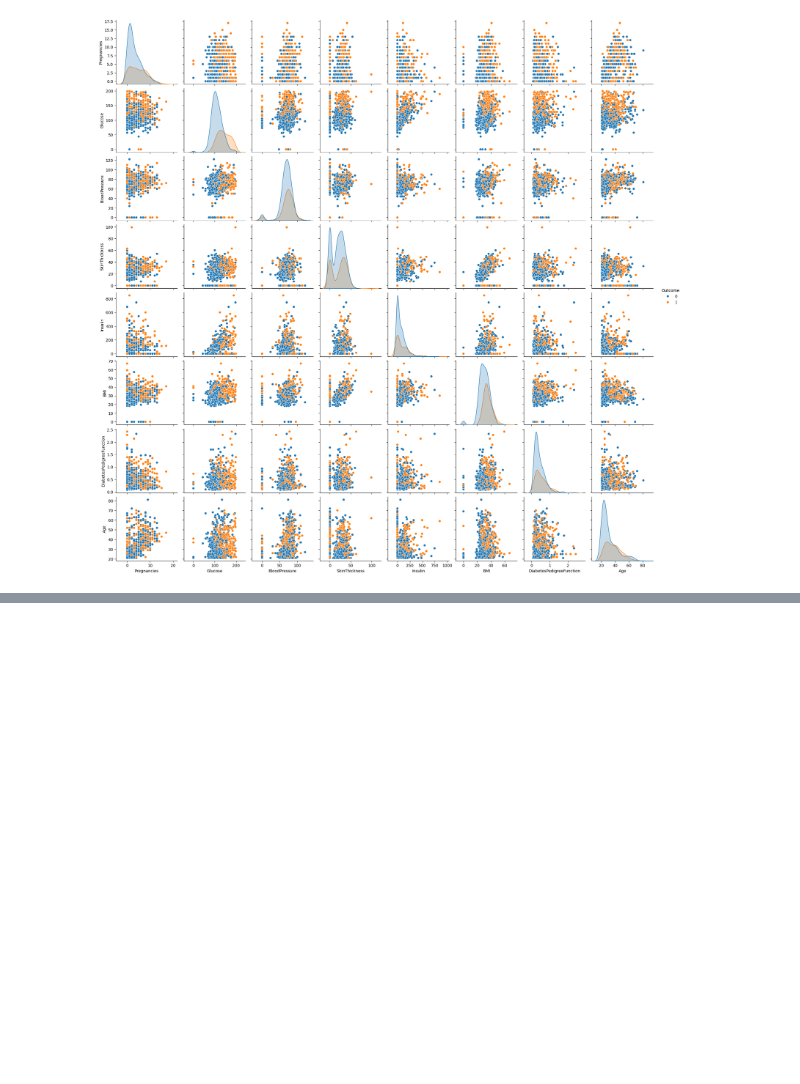
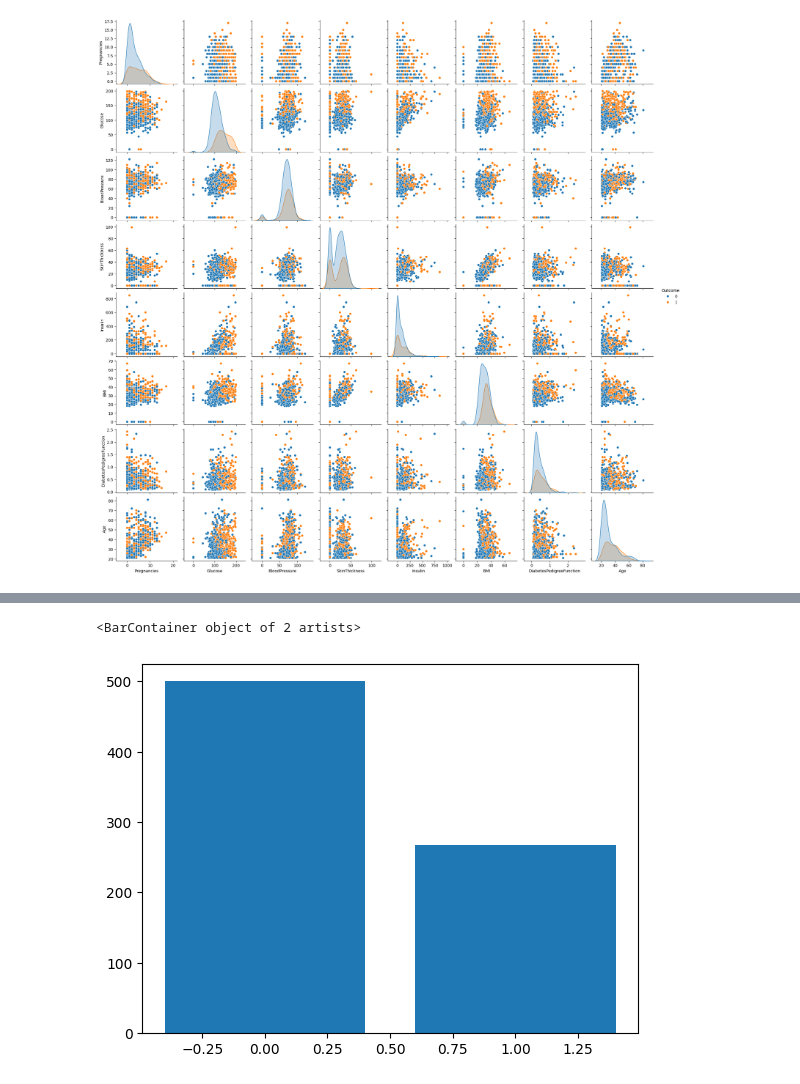
Before and after one commit to Anonymous096/MLOps, a Jupyter notebook: EDA-Visual.ipynb, the cells around one changed output, grey strips where cells are left out. Cells and saved outputs as stored; diff of their text form; code cells hidden in the pictures; blank space fills up the shorter version.

```diff
--- a/EDA-Visual.ipynb
+++ b/EDA-Visual.ipynb
@@ -90,0 +111,5 @@ sns.pairplot(df, hue='Outcome')
+# %%
+plt.bar(df['Outcome'].value_counts().index, df['Outcome'].value_counts().values)
+# %% [output]
+<BarContainer object of 2 artists>
+[figure, added]
```
Also changed, not shown: parts of 4 cells of this notebook.
